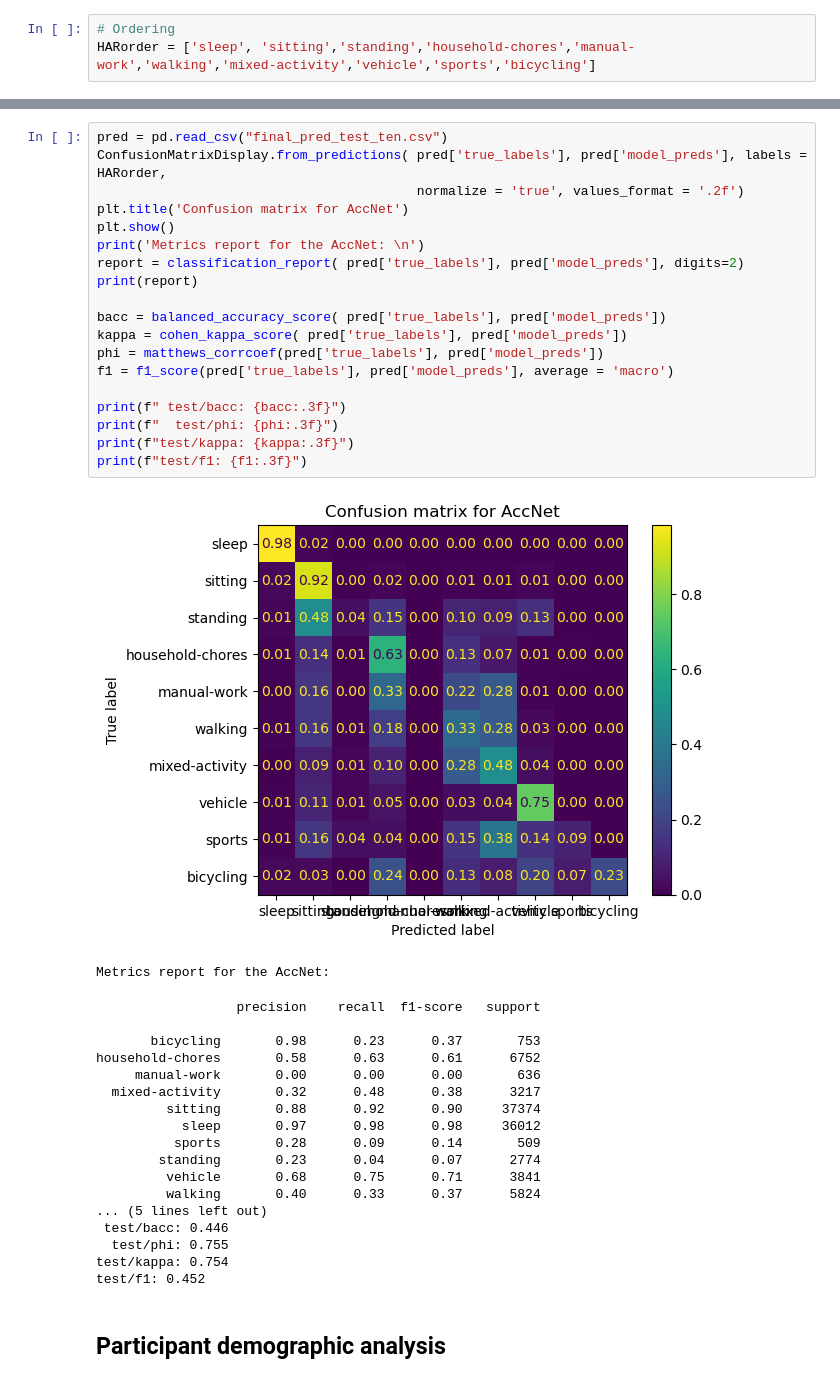
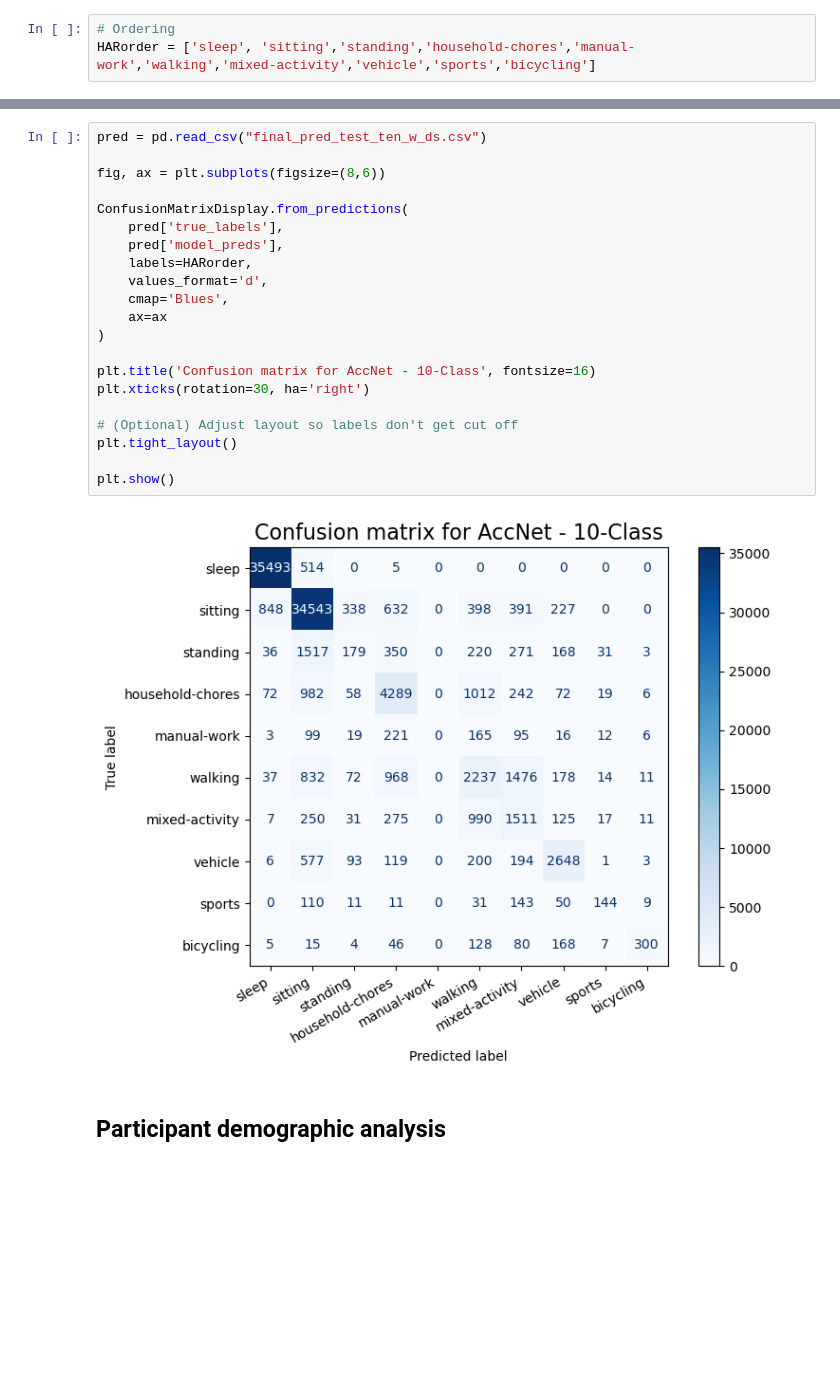
Before and after one commit to finlayscheib/capture24, a Jupyter notebook: Deep_models.ipynb, the cells around one changed output, grey strips where cells are left out. Drawn from its saved outputs; the diff is of its cells as text; blank space fills up the shorter version.

```diff
--- a/Deep_models.ipynb
+++ b/Deep_models.ipynb
@@ -230,42 +230,26 @@ test/f1: 0.462
-# %%
-pred = pd.read_csv("final_pred_test_ten.csv")
-ConfusionMatrixDisplay.from_predictions( pred['true_labels'], pred['model_preds'], labels = HARorder,
-                                         normalize = 'true', values_format = '.2f')
-plt.title('Confusion matrix for AccNet')
-plt.show()
-print('Metrics report for the AccNet: \n')
-report = classification_report( pred['true_labels'], pred['model_preds'], digits=2)
-print(report)
-
-bacc = balanced_accuracy_score( pred['true_labels'], pred['model_preds'])
-kappa = cohen_kappa_score( pred['true_labels'], pred['model_preds'])
-phi = matthews_corrcoef(pred['true_labels'], pred['model_preds'])
-f1 = f1_score(pred['true_labels'], pred['model_preds'], average = 'macro')
-
-print(f" test/bacc: {bacc:.3f}")
-print(f"  test/phi: {phi:.3f}")
-print(f"test/kappa: {kappa:.3f}")
-print(f"test/f1: {f1:.3f}")
-# %% [output]
-[figure, removed]
-Metrics report for the AccNet:
-                  precision    recall  f1-score   support
-
-       bicycling       0.98      0.23      0.37       753
-household-chores       0.58      0.63      0.61      6752
-     manual-work       0.00      0.00      0.00       636
-  mixed-activity       0.32      0.48      0.38      3217
-         sitting       0.88      0.92      0.90     37374
-           sleep       0.97      0.98      0.98     36012
-          sports       0.28      0.09      0.14       509
-        standing       0.23      0.04      0.07      2774
-         vehicle       0.68      0.75      0.71      3841
-         walking       0.40      0.33      0.37      5824
-... (5 lines left out)
- test/bacc: 0.446
-  test/phi: 0.755
-test/kappa: 0.754
-test/f1: 0.452
+# %%
+pred = pd.read_csv("final_pred_test_ten_w_ds.csv")
+
+fig, ax = plt.subplots(figsize=(8,6))
+
+ConfusionMatrixDisplay.from_predictions(
+    pred['true_labels'],
+    pred['model_preds'],
+    labels=HARorder,
+    values_format='d',
+    cmap='Blues',
+    ax=ax
+)
+
+plt.title('Confusion matrix for AccNet - 10-Class', fontsize=16)
+plt.xticks(rotation=30, ha='right')
+
+# (Optional) Adjust layout so labels don't get cut off
+plt.tight_layout()
+
+plt.show()
+# %% [output]
+[figure, added]
 # %% [markdown]
 ## Participant demographic analysis ##
 # %%
```
Also changed, not shown: parts of 5 cells of this notebook.
